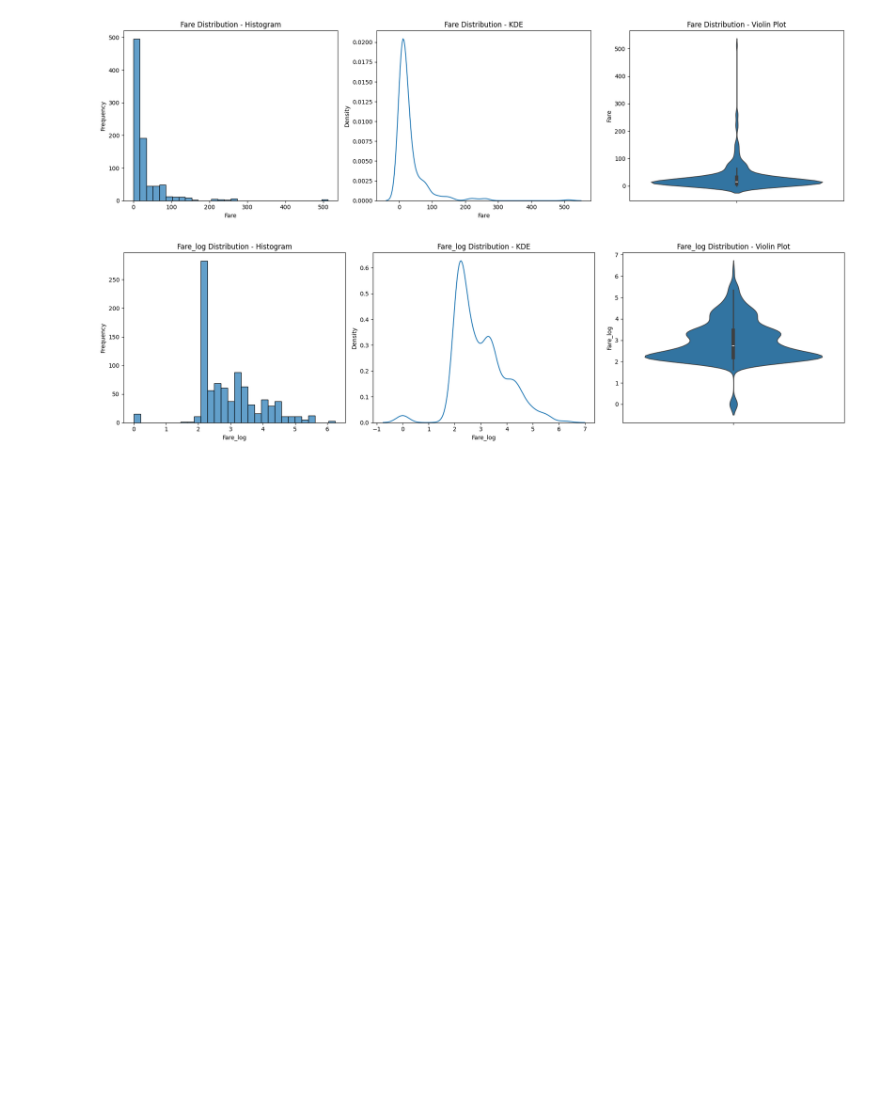
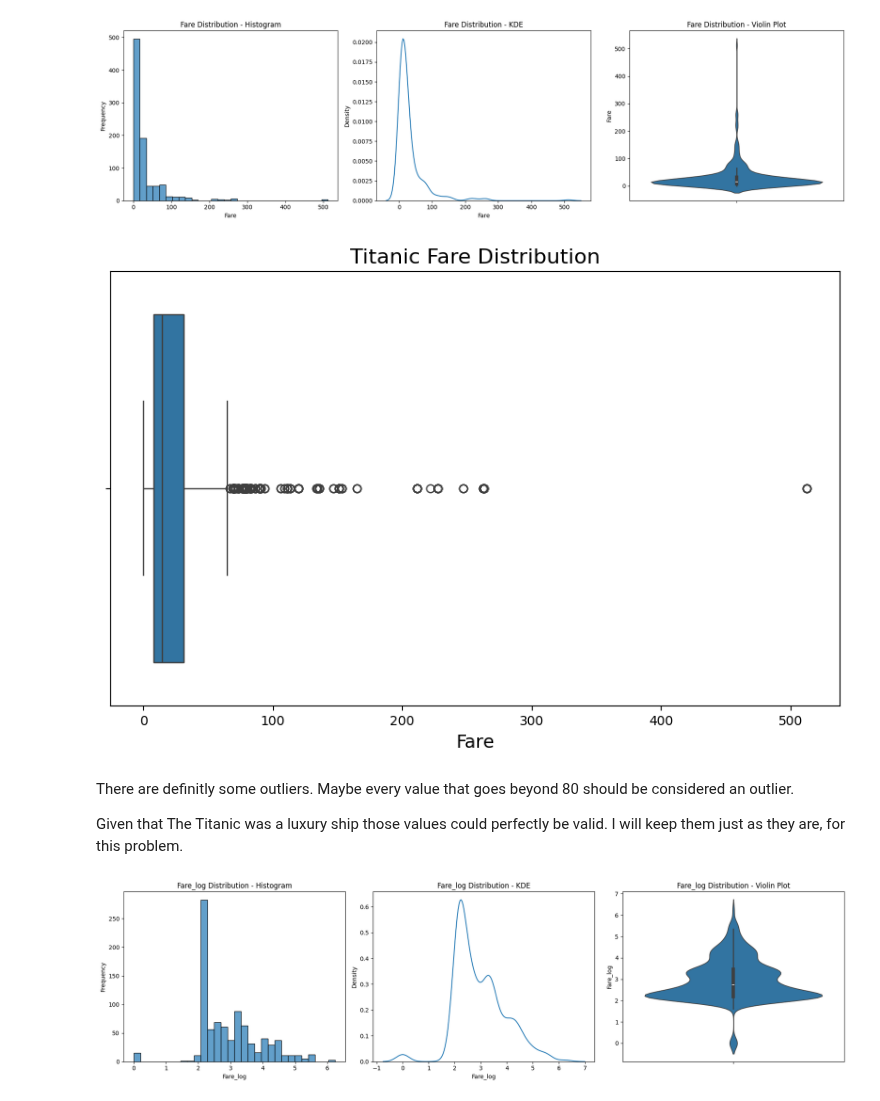
Before and after one commit to IngElecPuc/KaggleChallenges, a Jupyter notebook: titanic/titanic_eda.ipynb, the cells around one changed output. Saved outputs shown, nothing was run; the diff lists cells and outputs as text; code cells hidden in the pictures; blank space fills up the shorter version.

```diff
--- a/titanic/titanic_eda.ipynb
+++ b/titanic/titanic_eda.ipynb
@@ -239,6 +239,18 @@ Big bias towards alone passengers aswell.
 numerical_graphs(train_w, 'Fare')
 # %% [output]
 [figure]
+# %%
+plt.figure(figsize=(10, 6))
+ax = sns.boxplot(x=train_w["Fare"])
+ax.set_title('Titanic Fare Distribution', fontsize=16)
+ax.set_xlabel('Fare', fontsize=14)
+plt.show()
+# %% [output]
+[figure, added]
+# %% [markdown]
+There are definitly some outliers. Maybe every value that goes beyond 80 should be considered an outlier.
+
+Given that The Titanic was a luxury ship those values could perfectly be valid. I will keep them just as they are, for this problem.
 # %%
 subset = train_w.copy()
 subset['Fare_log'] = np.log1p(subset['Fare'])
```
Also changed, not shown: parts of 13 cells of this notebook.
